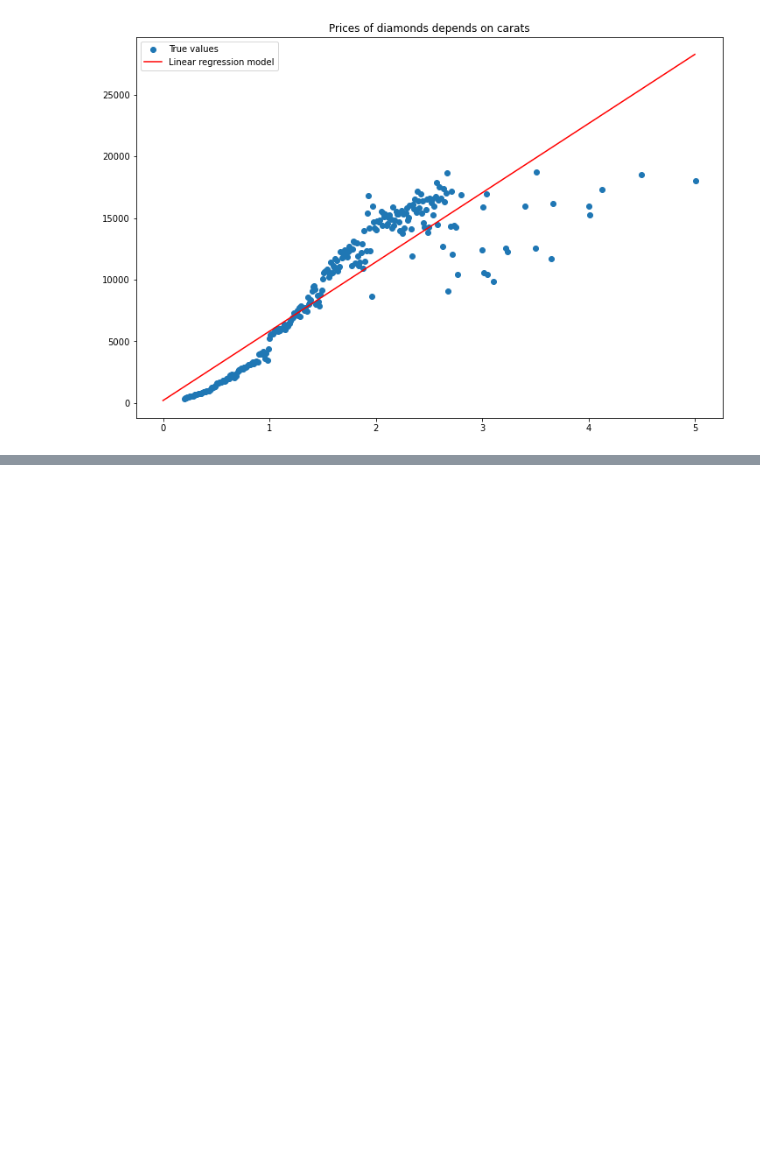
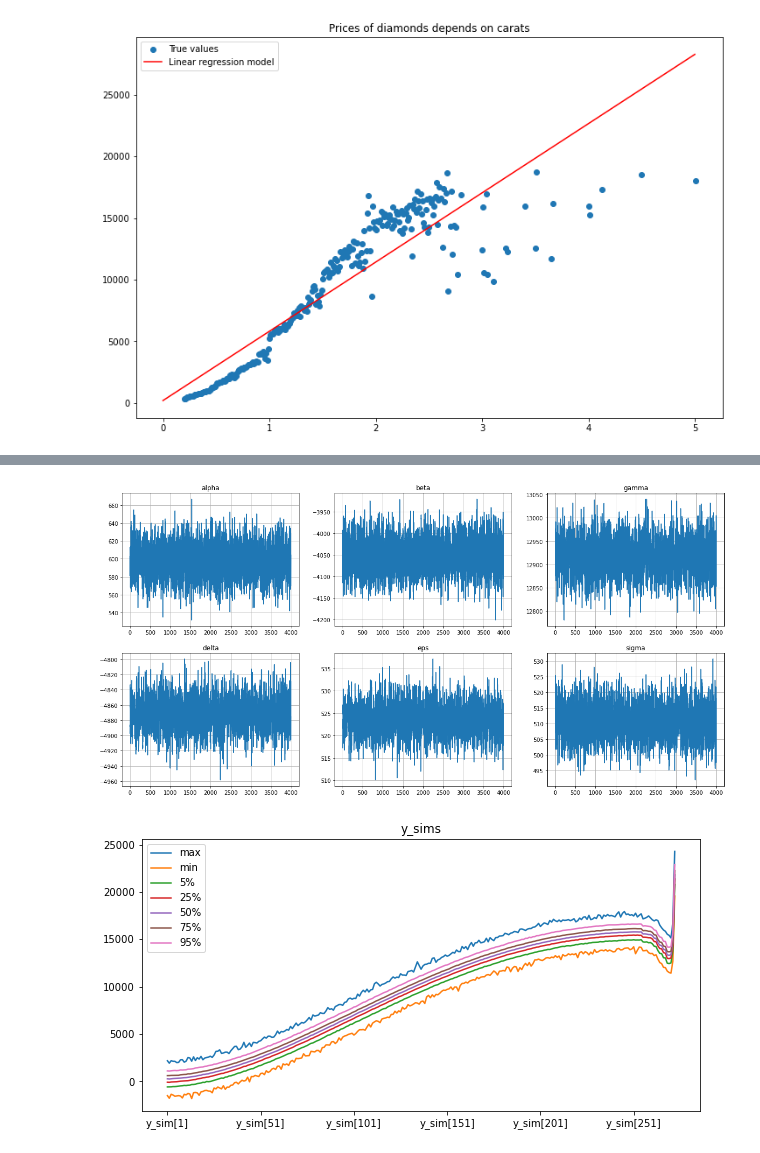
Before and after one commit to Mar-Ber/DA_DiamondModel, a Jupyter notebook: analysis.ipynb, the cells around one changed output, grey strips where cells are left out. Saved outputs shown, nothing was run; the diff lists cells and outputs as text; code cells hidden in the pictures; blank space fills up the shorter version.

```diff
--- a/analysis.ipynb
+++ b/analysis.ipynb
@@ -117,0 +180,33 @@ plt.show()
+# %%
+fig, axs = plt.subplots(2,3)
+fig.set_size_inches(20, 10)
+axs[0][0].plot(df_alpha)
+axs[0][0].grid()
+axs[0][0].set_title('alpha')
+axs[0][1].plot(df_beta)
+axs[0][1].grid()
+axs[0][1].set_title('beta')
+axs[0][2].plot(df_gamma)
+axs[0][2].grid()
+axs[0][2].set_title('gamma')
+axs[1][0].plot(df_delta)
+axs[1][0].grid()
+axs[1][0].set_title('delta')
+axs[1][1].plot(df_eps)
+axs[1][1].grid()
+axs[1][1].set_title('eps')
+axs[1][2].plot(df_sigma)
+axs[1][2].grid()
+axs[1][2].set_title('sigma')
+plt.show()
+
+data = fit_2.draws_pd()
+y_sims = data[data.columns[13:]]
+
+quans = pd.DataFrame({'max': y_sims.max(), 'min': y_sims.min(), '5%': y_sims.quantile(0.05), '25%': y_sims.quantile(0.25), '50%': y_sims.quantile(0.5), '75%': y_sims.quantile(0.75), '95%': y_sims.quantile(0.95)})
+quans.plot(figsize=(10,5))
+plt.title("y_sims")
+plt.show()
+# %% [output]
+[figure, added]
+[figure, added]
```
Also changed, not shown: parts of 11 cells of this notebook, 3 other files.
